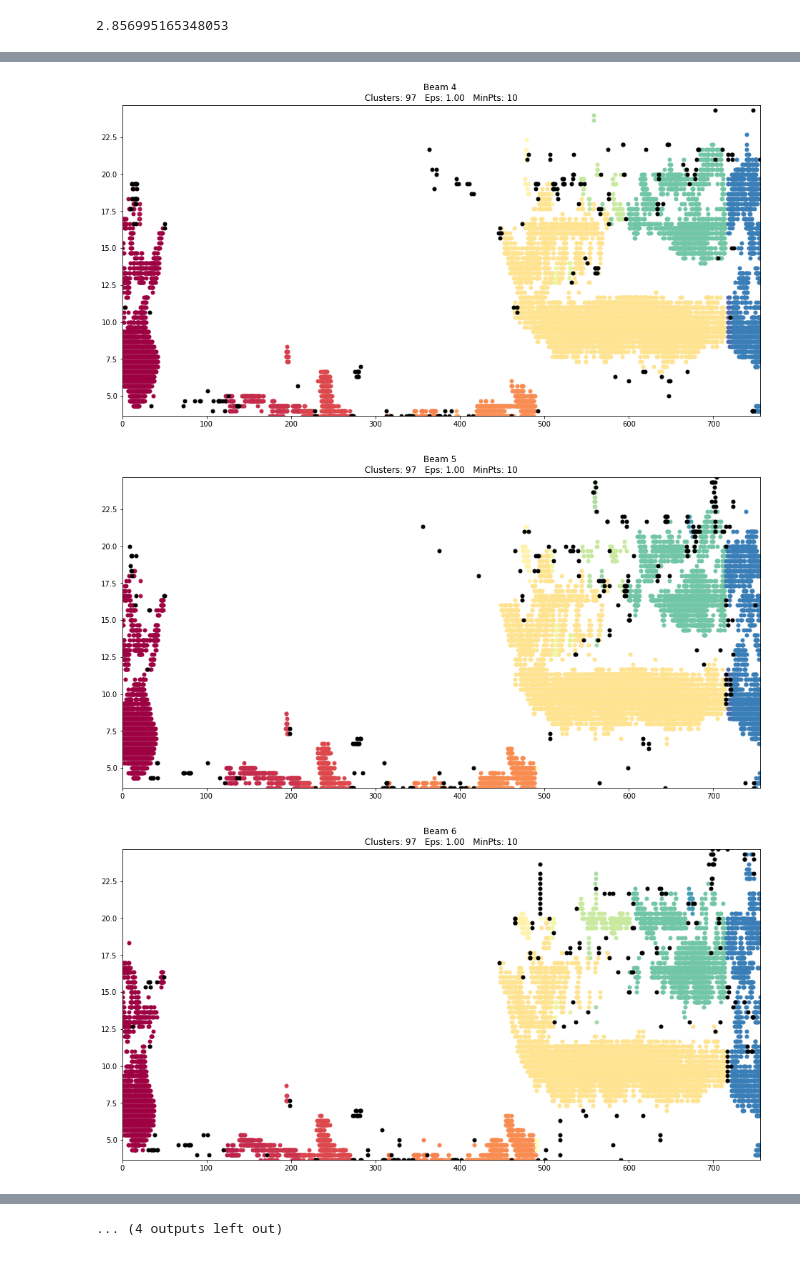
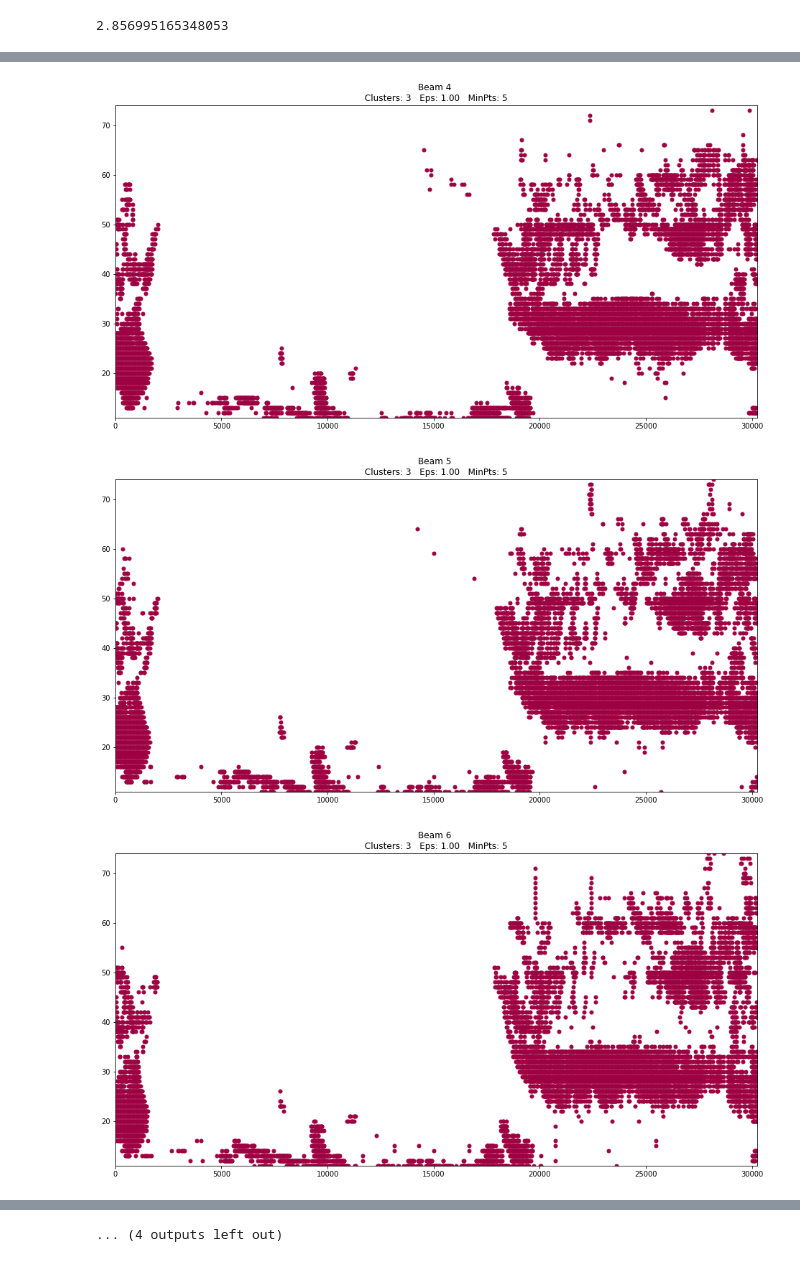
Before and after one commit to vtsuperdarn/clustering_superdarn_data, a Jupyter notebook: dbscan.ipynb, the cells around one changed output, grey strips where cells are left out. Cells and saved outputs as stored; diff of their text form; code cells hidden in the pictures.

```diff
--- a/dbscan.ipynb
+++ b/dbscan.ipynb
@@ -47,14 +45,14 @@ scaled_beam = beam
 # ~~ DBSCAN ~~
 # ~~ Important note: On certain systems (HDD + 8GB RAM + Ubuntu16 desktop) this won't run due to memory consumption
 # ~~ Works fine on my laptop (SSD + 8GB RAM + Ubuntu18, decent i5)
-time_eps = 40.0
-beam_eps = 2.0
-gate_eps = 3.0
+time_eps = 1#400.0
+beam_eps = 1#2.0
+gate_eps = 1#3.0
 
-X = np.column_stack((beam / beam_eps, gate / gate_eps, integer_time / time_eps))
+X = np.column_stack((beam / beam_eps, gate / gate_eps)) # , integer_time / time_eps))
 print(X.shape)
 
-eps, minPts = 1, 10
+eps, minPts = 1, 5
 db = DBSCAN(eps=eps, min_samples=minPts).fit(X)
 core_samples_mask = np.zeros_like(db.labels_, dtype=bool)
 core_samples_mask[db.core_sample_indices_] = True
@@ -95,10 +93,12 @@ for b in range(num_beams):
         beam_mask = (beam == b)
 
         xy = X[class_member_mask & core_samples_mask & beam_mask]
-        plt.plot(xy[:, 2], xy[:, 1], '.', color=tuple(col), markersize=10)
+        t = integer_time[class_member_mask & core_samples_mask & beam_mask]
+        plt.plot(t, xy[:, 1], '.', color=tuple(col), markersize=10)
 
         xy = X[class_member_mask & ~core_samples_mask & beam_mask]
-        plt.plot(xy[:, 2], xy[:, 1], '.', color=tuple(col), markersize=10)
+        t = integer_time[class_member_mask & ~core_samples_mask & beam_mask]
+        plt.plot(t, xy[:, 1], '.', color=tuple(col), markersize=10)
 
     plt.xlim((np.min(integer_time/time_eps), np.max(integer_time/time_eps)))
     plt.ylim((np.min(gate/gate_eps), np.max(gate/gate_eps)))
@@ -114,3 +114,3 @@ for b in range(num_beams):
-[figure, old version]
+[figure, new version]
-[figure, old version]
+[figure, new version]
-[figure, old version]
+[figure, new version]
```
Also changed, not shown: parts of 4 cells of this notebook, 7 other files.
